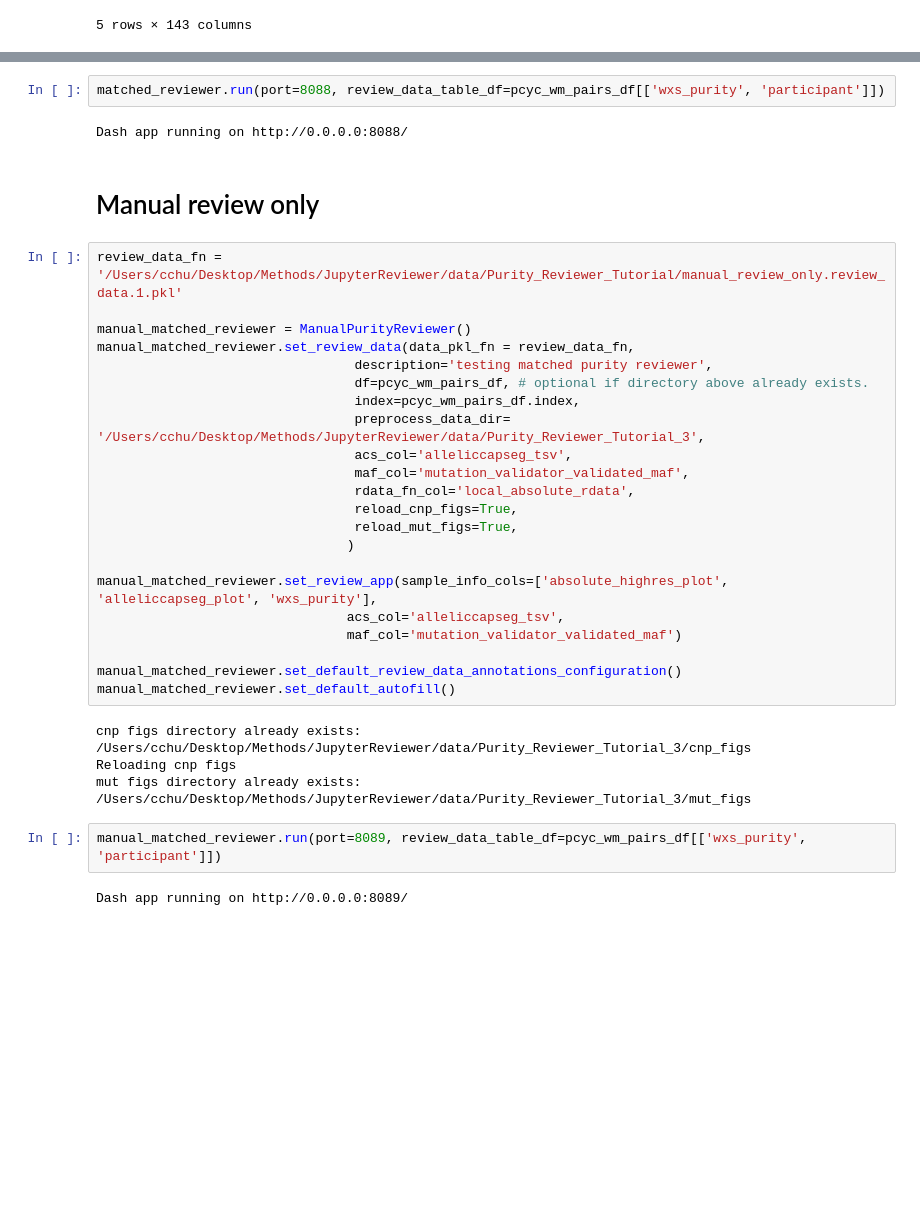
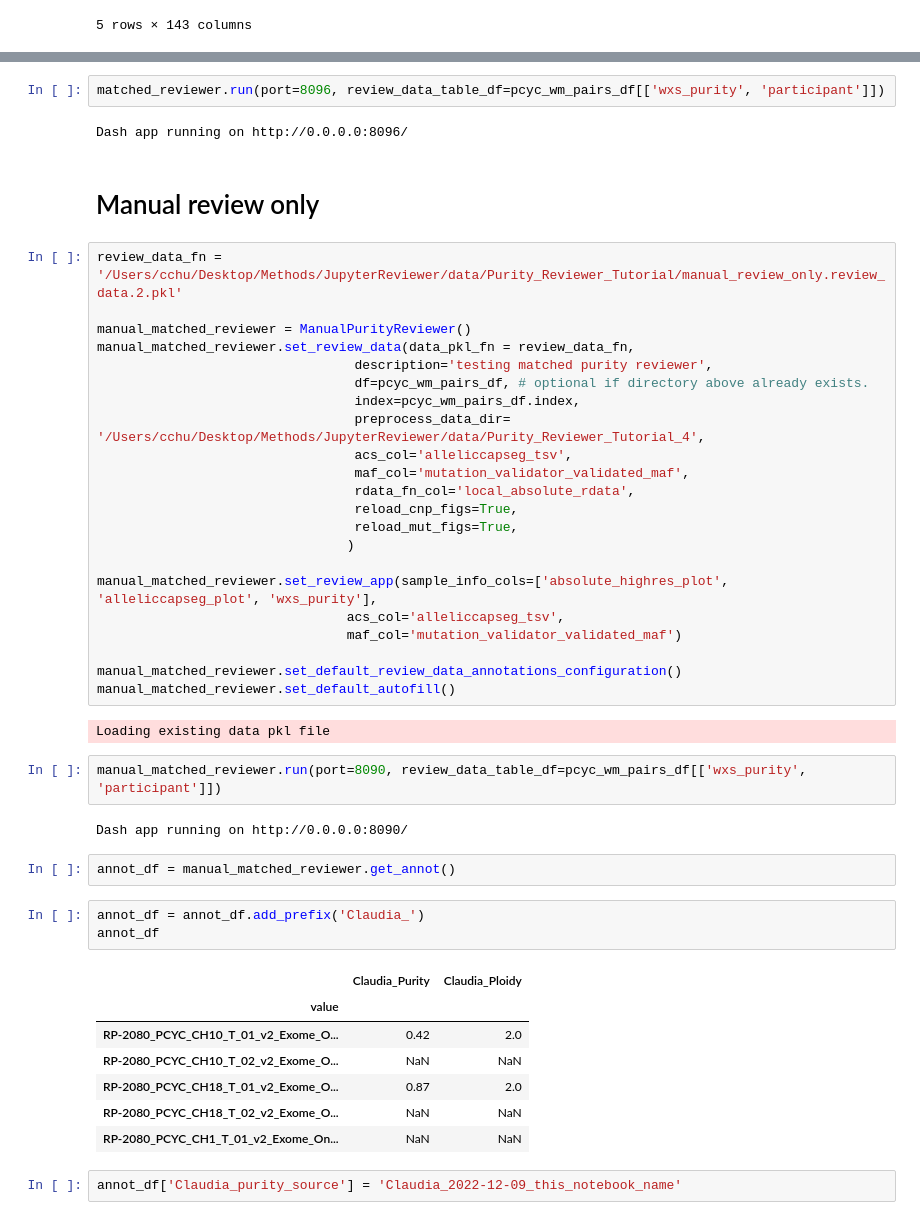
Before and after one commit to getzlab/PurityReviewer, a Jupyter notebook: example_notebooks/purity_reviewer_example.ipynb, the cells around one changed output, grey strips where cells are left out. Saved outputs shown, nothing was run; the diff lists cells and outputs as text; blank space fills up the shorter version.

```diff
--- a/example_notebooks/purity_reviewer_example.ipynb
+++ b/example_notebooks/purity_reviewer_example.ipynb
@@ -66,18 +70,18 @@ Loading existing data pkl file
 # %%
-matched_reviewer.run(port=8088, review_data_table_df=pcyc_wm_pairs_df[['wxs_purity', 'participant']])
+matched_reviewer.run(port=8096, review_data_table_df=pcyc_wm_pairs_df[['wxs_purity', 'participant']])
 # %% [output]
-Dash app running on http://0.0.0.0:8088/
+Dash app running on http://0.0.0.0:8096/
 # %% [markdown]
 # Manual review only
 # %%
-review_data_fn = '/Users/cchu/Desktop/Methods/JupyterReviewer/data/Purity_Reviewer_Tutorial/manual_review_only.review_data.1.pkl'
+review_data_fn = '/Users/cchu/Desktop/Methods/JupyterReviewer/data/Purity_Reviewer_Tutorial/manual_review_only.review_data.2.pkl'
 
 manual_matched_reviewer = ManualPurityReviewer()
 manual_matched_reviewer.set_review_data(data_pkl_fn = review_data_fn,
                                  description='testing matched purity reviewer',
                                  df=pcyc_wm_pairs_df, # optional if directory above already exists.
                                  index=pcyc_wm_pairs_df.index,
-                                 preprocess_data_dir= '/Users/cchu/Desktop/Methods/JupyterReviewer/data/Purity_Reviewer_Tutorial_3',
+                                 preprocess_data_dir= '/Users/cchu/Desktop/Methods/JupyterReviewer/data/Purity_Reviewer_Tutorial_4',
                                  acs_col='alleliccapseg_tsv',
                                  maf_col='mutation_validator_validated_maf',
                                  rdata_fn_col='local_absolute_rdata',
@@ -92,10 +96,23 @@ manual_matched_reviewer.set_review_app(sample_info_cols=['absolute_highres_plot'
 manual_matched_reviewer.set_default_review_data_annotations_configuration()
 manual_matched_reviewer.set_default_autofill()
 # %% [output]
-cnp figs directory already exists: /Users/cchu/Desktop/Methods/JupyterReviewer/data/Purity_Reviewer_Tutorial_3/cnp_figs
-Reloading cnp figs
-mut figs directory already exists: /Users/cchu/Desktop/Methods/JupyterReviewer/data/Purity_Reviewer_Tutorial_3/mut_figs
+Loading existing data pkl file
 # %%
-manual_matched_reviewer.run(port=8089, review_data_table_df=pcyc_wm_pairs_df[['wxs_purity', 'participant']])
+manual_matched_reviewer.run(port=8090, review_data_table_df=pcyc_wm_pairs_df[['wxs_purity', 'participant']])
 # %% [output]
-Dash app running on http://0.0.0.0:8089/
+Dash app running on http://0.0.0.0:8090/
+# %%
+annot_df = manual_matched_reviewer.get_annot()
+# %%
+annot_df = annot_df.add_prefix('Claudia_')
+annot_df
+# %% [output]
+|  | Claudia_Purity | Claudia_Ploidy |
+| value |  |  |
+| RP-2080_PCYC_CH10_T_01_v2_Exome_O... | 0.42 | 2.0 |
+| RP-2080_PCYC_CH10_T_02_v2_Exome_O... | NaN | NaN |
+| RP-2080_PCYC_CH18_T_01_v2_Exome_O... | 0.87 | 2.0 |
+| RP-2080_PCYC_CH18_T_02_v2_Exome_O... | NaN | NaN |
+| RP-2080_PCYC_CH1_T_01_v2_Exome_On... | NaN | NaN |
+# %%
+annot_df['Claudia_purity_source'] = 'Claudia_2022-12-09_this_notebook_name'
```
Also changed, not shown: parts of 6 cells of this notebook, 21 other files.
